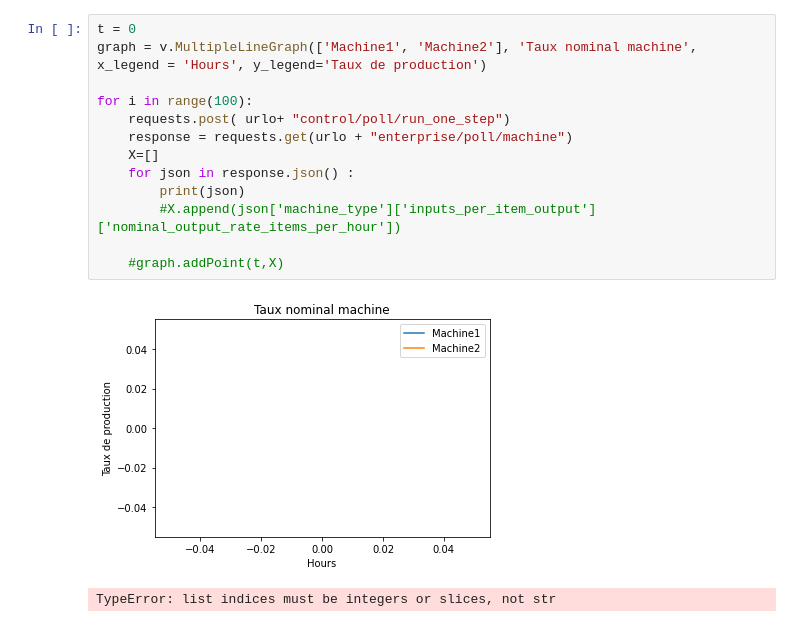
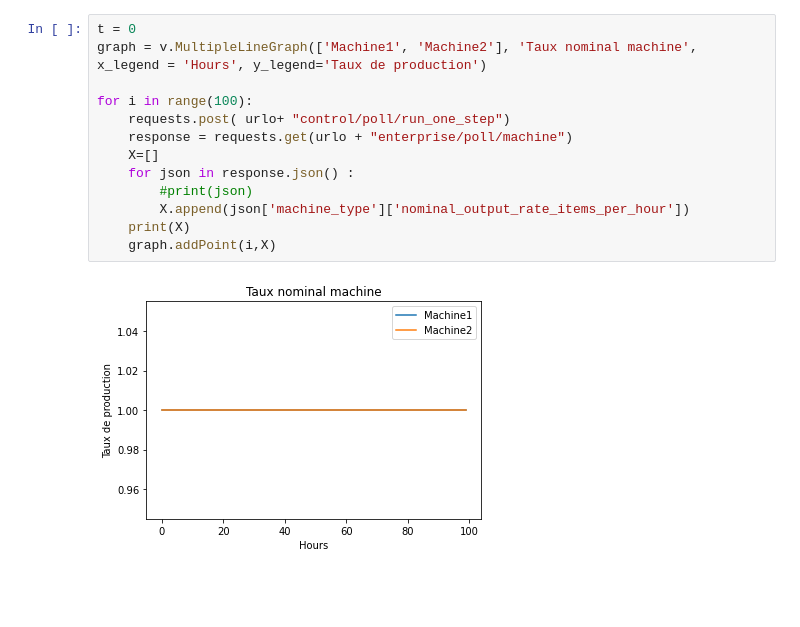
Before and after one commit to 0ctave/2022SAR-T07, a Jupyter notebook: app.ipynb, the cells around one changed output. Saved outputs shown, nothing was run; the diff lists cells and outputs as text; blank space fills up the shorter version.

```diff
--- a/app.ipynb
+++ b/app.ipynb
@@ -31,16 +32,15 @@ KeyboardInterrupt:
 # %%
 t = 0
 graph = v.MultipleLineGraph(['Machine1', 'Machine2'], 'Taux nominal machine', x_legend = 'Hours', y_legend='Taux de production')
 
 for i in range(100):
     requests.post( urlo+ "control/poll/run_one_step")
     response = requests.get(urlo + "enterprise/poll/machine")
     X=[]
     for json in response.json() :
-        print(json)
-        #X.append(json['machine_type']['inputs_per_item_output']['nominal_output_rate_items_per_hour'])
-
-    #graph.addPoint(t,X)
+        #print(json)
+        X.append(json['machine_type']['nominal_output_rate_items_per_hour'])
+    print(X)
+    graph.addPoint(i,X)
 # %% [output]
-[figure, old version]
+[figure, new version]
-TypeError: list indices must be integers or slices, not str
```
Also changed, not shown: parts of 2 cells of this notebook.
